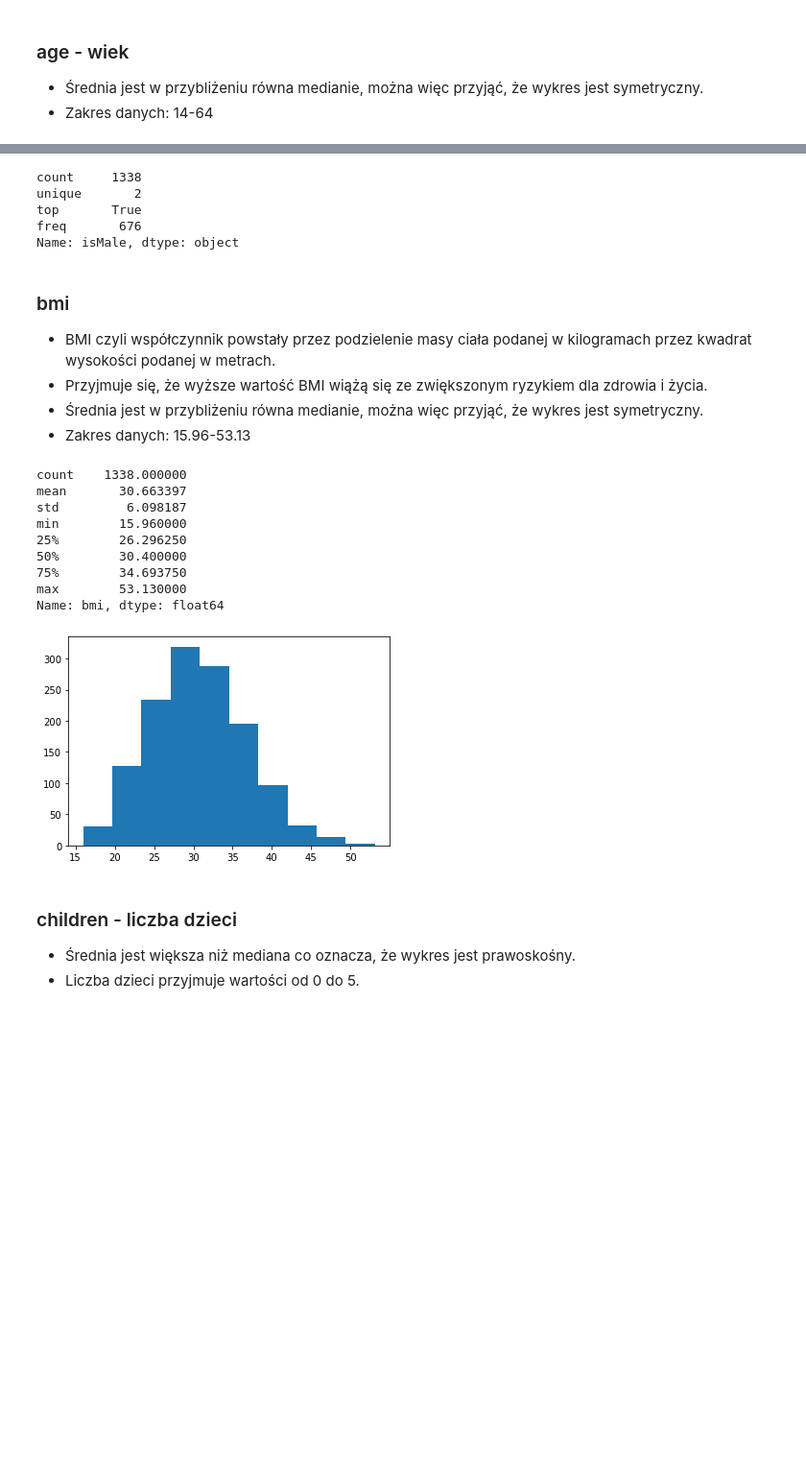
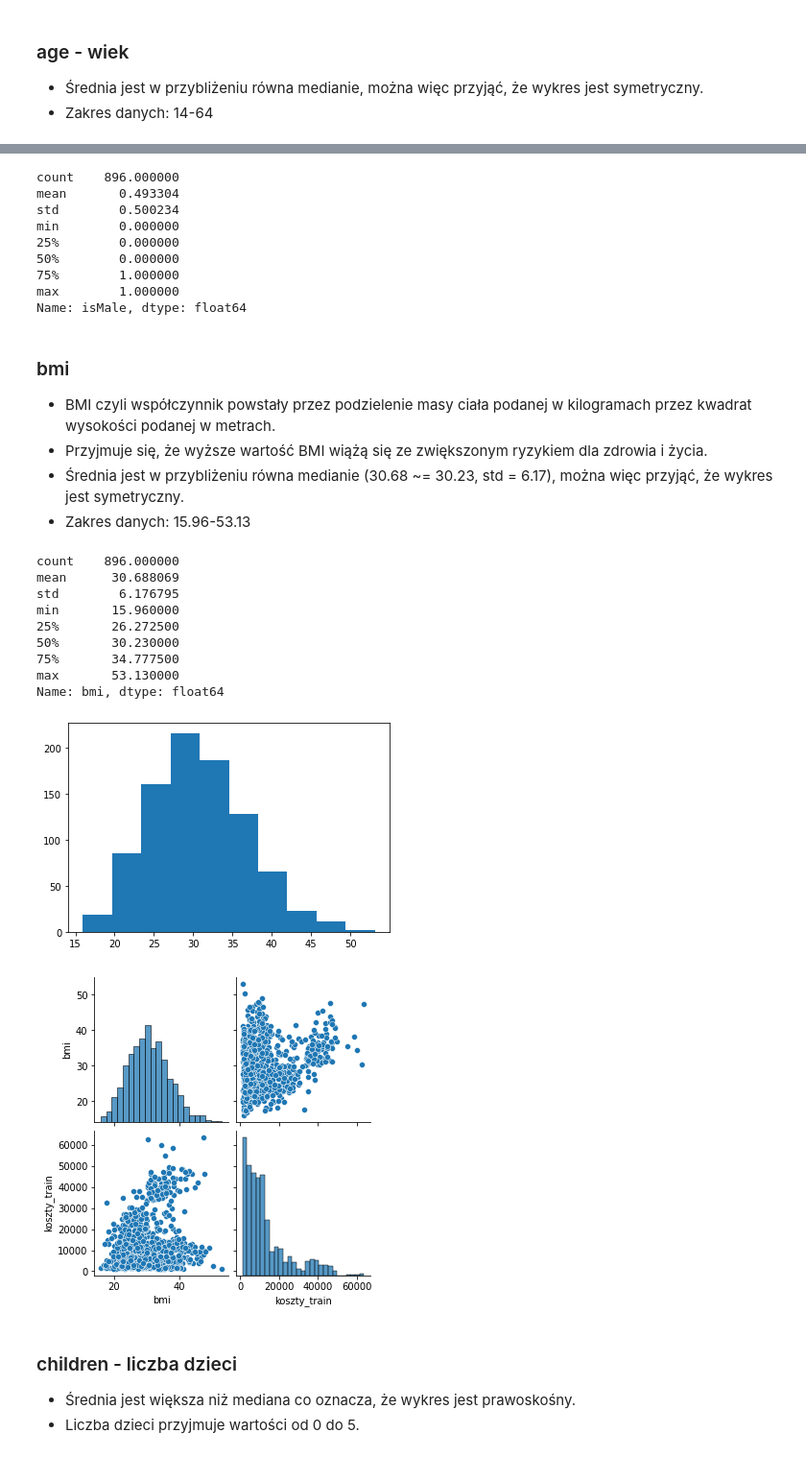
Before and after one commit to j-krolik/ZMUM-team, a Jupyter notebook: ZMUM - Projekt zespołowy.ipynb, the cells around one changed output, grey strips where cells are left out. Shown at 96% size. Drawn from its saved outputs; the diff is of its cells as text; code cells hidden in the pictures; blank space fills up the shorter version.

```diff
--- a/ZMUM - Projekt zespołowy.ipynb
+++ b/ZMUM - Projekt zespołowy.ipynb
@@ -69,31 +110,45 @@ Name: age, dtype: float64
 # %%
-ubez["isMale"].describe()
+ubez_train["isMale"].describe()
 # %% [output]
-count     1338
-unique       2
-top       True
-freq       676
-Name: isMale, dtype: object
+count    896.000000
+mean       0.493304
+std        0.500234
+min        0.000000
+25%        0.000000
+50%        0.000000
+75%        1.000000
+max        1.000000
+Name: isMale, dtype: float64
 # %% [markdown]
 ### bmi
 - BMI czyli współczynnik powstały przez podzielenie masy ciała podanej w kilogramach przez kwadrat wysokości podanej w metrach.
 - Przyjmuje się, że wyższe wartość BMI wiążą się ze zwiększonym ryzykiem dla zdrowia i życia.
-- Średnia jest w przybliżeniu równa medianie, można więc przyjąć, że wykres jest symetryczny.
+- Średnia jest w przybliżeniu równa medianie (30.68 ~= 30.23, std = 6.17), można więc przyjąć, że wykres jest symetryczny.
 - Zakres danych: 15.96-53.13
-# %%
-plt.hist(ubez["bmi"])
-ubez["bmi"].describe()
-# %% [output]
-count    1338.000000
-mean       30.663397
-std         6.098187
-min        15.960000
-25%        26.296250
-50%        30.400000
-75%        34.693750
-max        53.130000
-Name: bmi, dtype: float64
-[figure, removed]
+# %%
+plt.hist(ubez_train["bmi"])
+display(ubez_train["bmi"].describe())
+
+df = pd.DataFrame(data={
+    'bmi': ubez_train.loc[:, ('bmi')],
+    'koszty_train': koszty_train
+})
+
+# wyświetlenie dwuwymiarowej zależności między zmiennymi
+sns.pairplot(df, kind="scatter")
+plt.show()
+# %% [output]
+count    896.000000
+mean      30.688069
+std        6.176795
+min       15.960000
+25%       26.272500
+50%       30.230000
+75%       34.777500
+max       53.130000
+Name: bmi, dtype: float64
+[figure, added]
+[figure, added]
 # %% [markdown]
 ### children - liczba dzieci
 - Średnia jest większa niż mediana co oznacza, że wykres jest prawoskośny.
```
Also changed, not shown: parts of 99 cells of this notebook, 1 other file.
